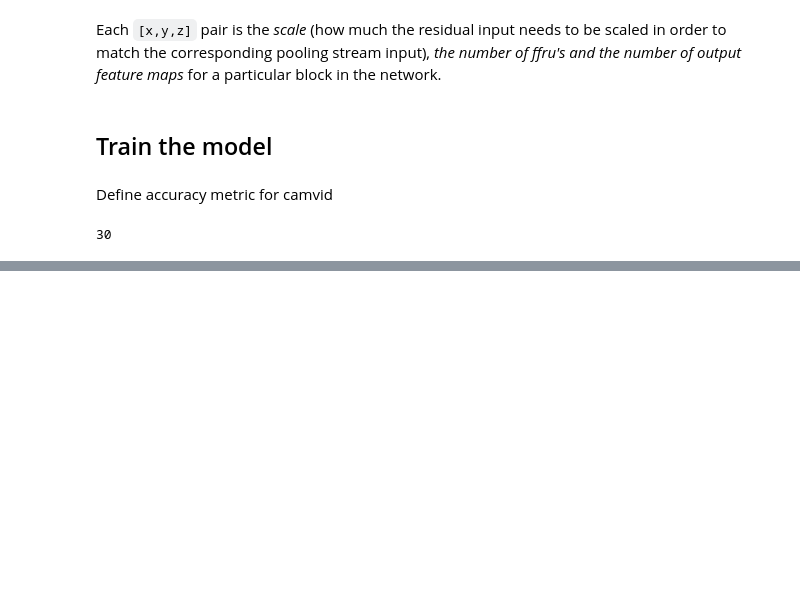
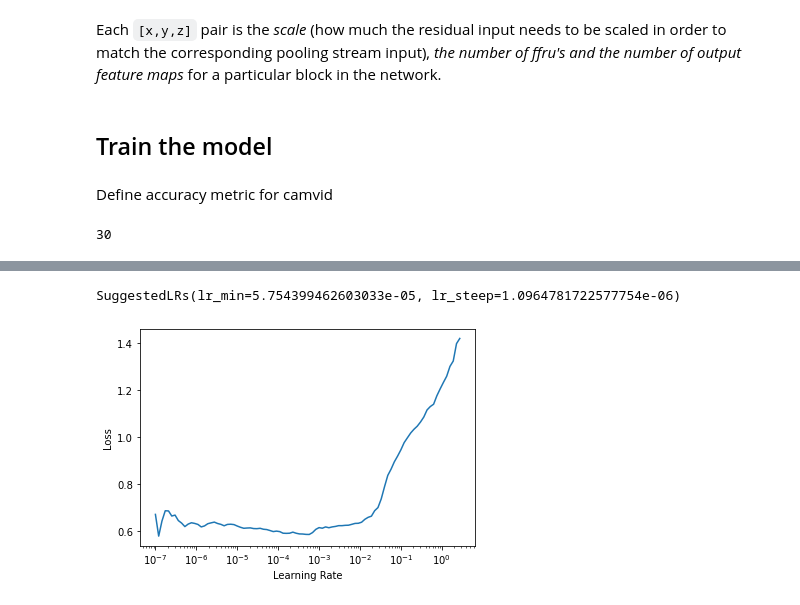
Before and after one commit to asiedubrempong/fastai-experiments, a Jupyter notebook: segmentation/frrn/frrn.ipynb, the cells around one changed output, grey strips where cells are left out. Drawn from its saved outputs; the diff is of its cells as text; code cells hidden in the pictures; blank space fills up the shorter version.

```diff
--- a/segmentation/frrn/frrn.ipynb
+++ b/segmentation/frrn/frrn.ipynb
@@ -122,13 +122,13 @@ class FRRN(Module):
         self.stem = nn.Sequential(ConvLayer(3, 48, ks=5), *ru)
 
         psc, rsc = 48, 32
-        self.encoder = []
+        self.encoder = nn.ModuleList()
         for specs in frrn['encoder']:
             block = FRRUBlock(psc, rsc, *specs)
             self.encoder.append(block)
             psc = specs[2]
 
-        self.decoder = []
+        self.decoder = nn.ModuleList()
         for specs in frrn['decoder']:
             block = FRRUBlock(psc, rsc, *specs)
             self.decoder.append(block)
@@ -148,19 +148,24 @@ class FRRN(Module):
         y = x # pooling stream
         z = self.res_conv(x) # residual stream
 
+        sizes = []
         # forward pass through encoder
         for block in self.encoder:
+            # keep track of the shapes of the feature maps before the max pool is applied
+            # so that the decoder can upsample to the same shape
+            sizes.append(y.shape[-2:])
             y = self.mp(y) # max pool
             y, z = block((y,z))
 
+        sizes = list(reversed(sizes))
         # forward pass through decoder
-        for block in self.decoder:
-            y = F.interpolate(y, scale_factor=2,
-                              mode='bilinear') # unpool
+        for i, block in enumerate(self.decoder):
+            y = F.interpolate(y, size=sizes[i],
+                              mode='bilinear', align_corners=True) # unpool
             y, z = block((y,z))
 
-        y = F.interpolate(y, scale_factor=2,
-                              mode='bilinear') # unpool
+        y = F.interpolate(y, size=sizes[-1],
+                          mode='bilinear', align_corners=True) # unpool
         # concatenate
         x = torch.cat([y,z], dim=1)
         x = self.head(x)
@@ -181,4 +186,3 @@ def acc_camvid(pred, targ):
     return (pred.argmax(dim=1)[mask] == targ[mask]).float().mean()
 # %%
 model = FRRN(get_c(dls))
-model = model.cuda()
@@ -191,0 +224,2 @@ RuntimeError: CUDA out of memory. Tried to allocate 254.00 MiB (GPU 0; 7.94 GiB
+# %%
+learn.fit_one_cycle(5, 3e-3)
@@ -191,0 +233,3 @@ RuntimeError: CUDA out of memory. Tried to allocate 254.00 MiB (GPU 0; 7.94 GiB
+# %%
+learn.lr_find()
+# %% [output]
@@ -191,0 +237,2 @@ RuntimeError: CUDA out of memory. Tried to allocate 254.00 MiB (GPU 0; 7.94 GiB
+SuggestedLRs(lr_min=5.754399462603033e-05, lr_steep=1.0964781722577754e-06)
+[figure, added]
```
Also changed, not shown: parts of 9 cells of this notebook, 1 other file.
